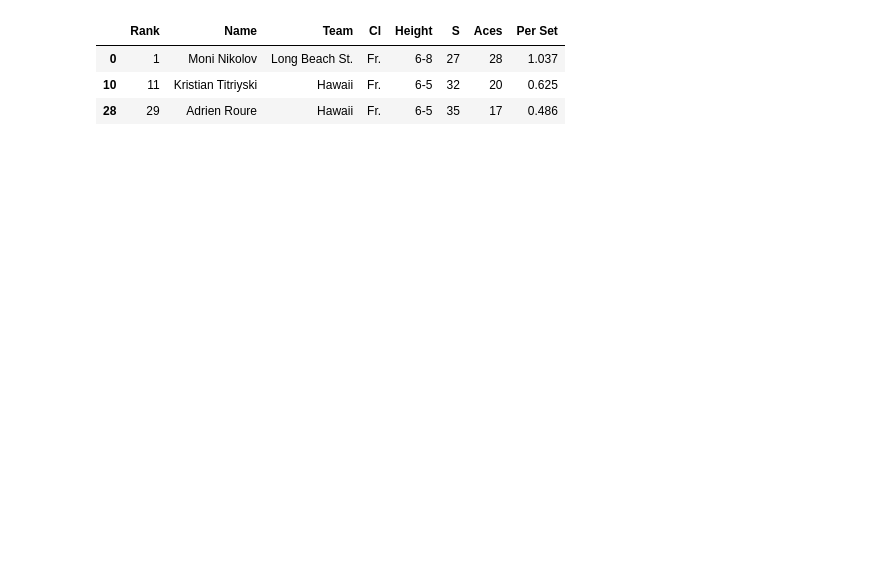
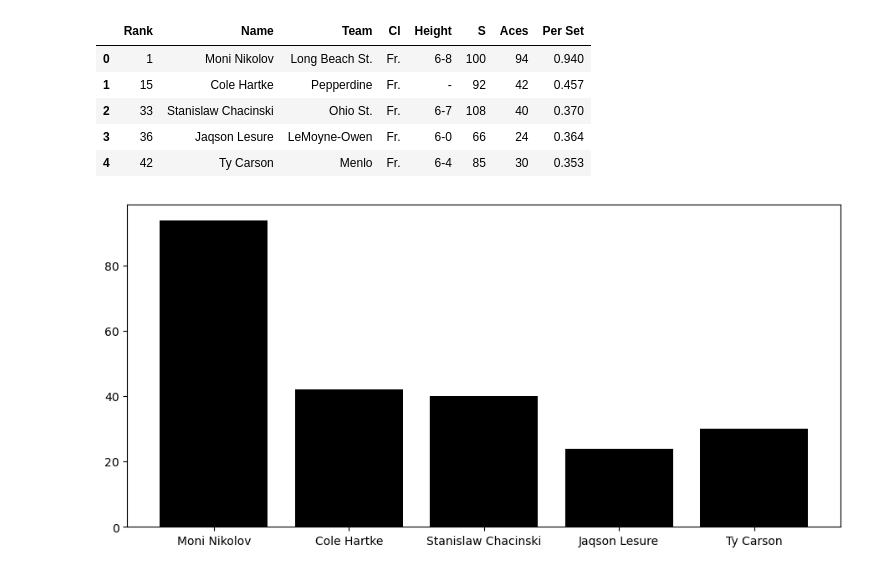
Before and after one commit to jasonrdz/NCAA-Men-Volleyball, a Jupyter notebook: individual_serving.ipynb, the cells around one changed output. Drawn from its saved outputs; the diff is of its cells as text; code cells hidden in the pictures; blank space fills up the shorter version.

```diff
--- a/individual_serving.ipynb
+++ b/individual_serving.ipynb
@@ -120,3 +121,18 @@ df['S'] = df['S'].astype(int)
 df['Aces'] = df['Aces'].astype(int)
 df['Per Set'] = df['Per Set'].astype(float)
 df['Rank'] = df['Rank'].astype(int)
+# %%
+df =  df.drop_duplicates()
+
+top_five_df = df[df['Team'].isin(['BYU', 'Hawaii','Long Beach St.', 'UCLA', 'UC Irvine'])]
+
+top_servers = df.sort_values(by = ['Aces','Per Set'] , ascending = [False, True])
+
+
+top_5_servers = top_servers.head(5)
+
+plt.figure(figsize=(11, 5))
+plt.bar(top_5_servers['Name'], top_5_servers['Aces'], color = 'skyblue')
+plt.xlabel('Players')
+plt.ylabel('Number of Aces')
+plt.title('Top 5 Servers from NCAA Season')
@@ -123,20 +142,18 @@ df['Rank'] = df['Rank'].astype(int)
 # %%
-df
+freshman = df[df['Cl'].str.contains('Fr')].drop_duplicates().reset_index(drop = True)
 
-top_five_df = df[df['Team'].isin(['BYU', 'Hawaii','Long Beach St.', 'UCLA', 'UC Irvine'])]
+plt.figure(figsize=(11, 5))
+plt.bar(freshman['Name'], freshman['Aces'],  color = 'black')
 
-top_five_df
-
-freshman = 'Fr.'
-
-freshies = top_five_df[top_five_df['Cl'].str.contains(freshman)]
-
-freshies
+freshman
 # %% [output]
 |  | Rank | Name | Team | Cl | Height | S | Aces | Per Set |
-| 0 | 1 | Moni Nikolov | Long Beach St. | Fr. | 6-8 | 27 | 28 | 1.037 |
-| 10 | 11 | Kristian Titriyski | Hawaii | Fr. | 6-5 | 32 | 20 | 0.625 |
-| 28 | 29 | Adrien Roure | Hawaii | Fr. | 6-5 | 35 | 17 | 0.486 |
+| 0 | 1 | Moni Nikolov | Long Beach St. | Fr. | 6-8 | 100 | 94 | 0.940 |
+| 1 | 15 | Cole Hartke | Pepperdine | Fr. | - | 92 | 42 | 0.457 |
+| 2 | 33 | Stanislaw Chacinski | Ohio St. | Fr. | 6-7 | 108 | 40 | 0.370 |
+| 3 | 36 | Jaqson Lesure | LeMoyne-Owen | Fr. | 6-0 | 66 | 24 | 0.364 |
+| 4 | 42 | Ty Carson | Menlo | Fr. | 6-4 | 85 | 30 | 0.353 |
+[figure, added]
 # %%
 # we usually will use .3 to .5 for the best serving teams
 # will research more on the
```
Also changed, not shown: parts of 4 cells of this notebook, 1 other file.
